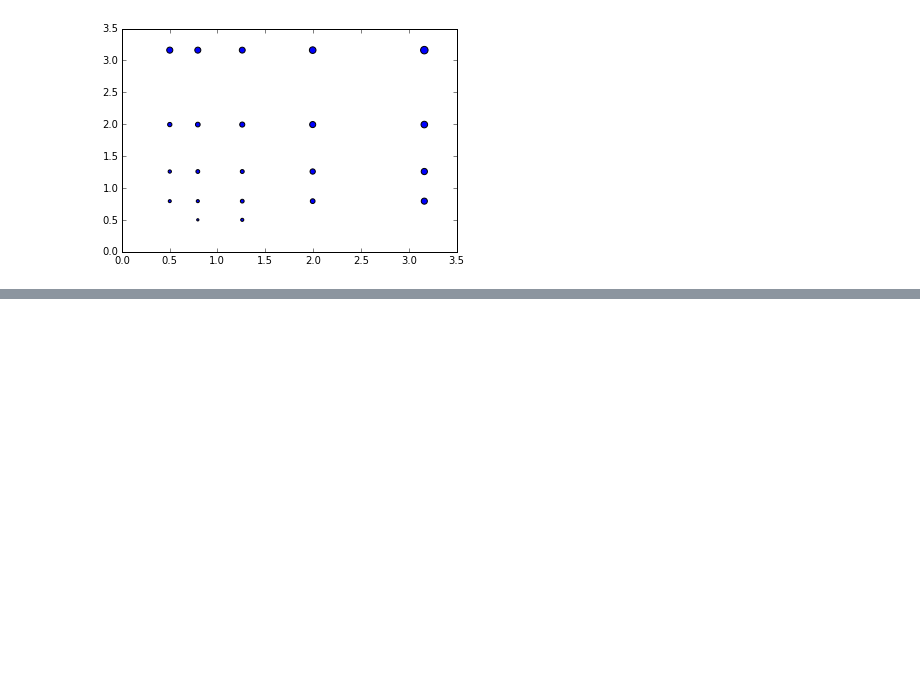
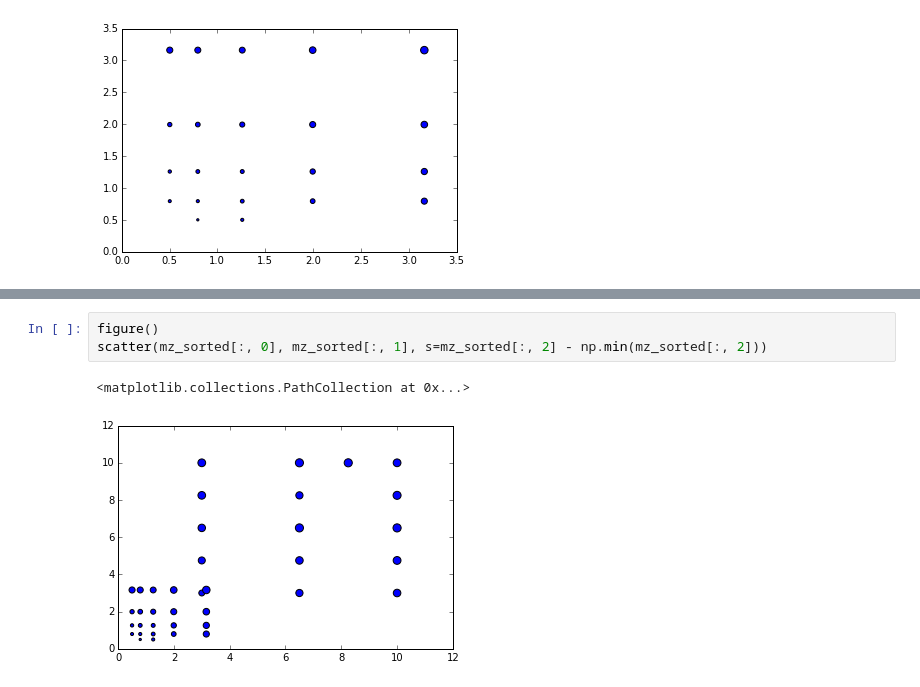
Before and after one commit to catniplab/vlgp, a Jupyter notebook: main.ipynb, the cells around one changed output, grey strips where cells are left out. Saved outputs shown, nothing was run; the diff lists cells and outputs as text; blank space fills up the shorter version.

```diff
--- a/main.ipynb
+++ b/main.ipynb
@@ -261,0 +390,6 @@ scatter(mz[:,0], mz[:, 1], s=mz[:, 2] - np.min(mz[:, 2]))
+# %%
+figure()
+scatter(mz_sorted[:, 0], mz_sorted[:, 1], s=mz_sorted[:, 2] - np.min(mz_sorted[:, 2]))
+# %% [output]
+<matplotlib.collections.PathCollection at 0x...>
+[figure, added]
```
Also changed, not shown: parts of 24 cells of this notebook, 2 other files.
